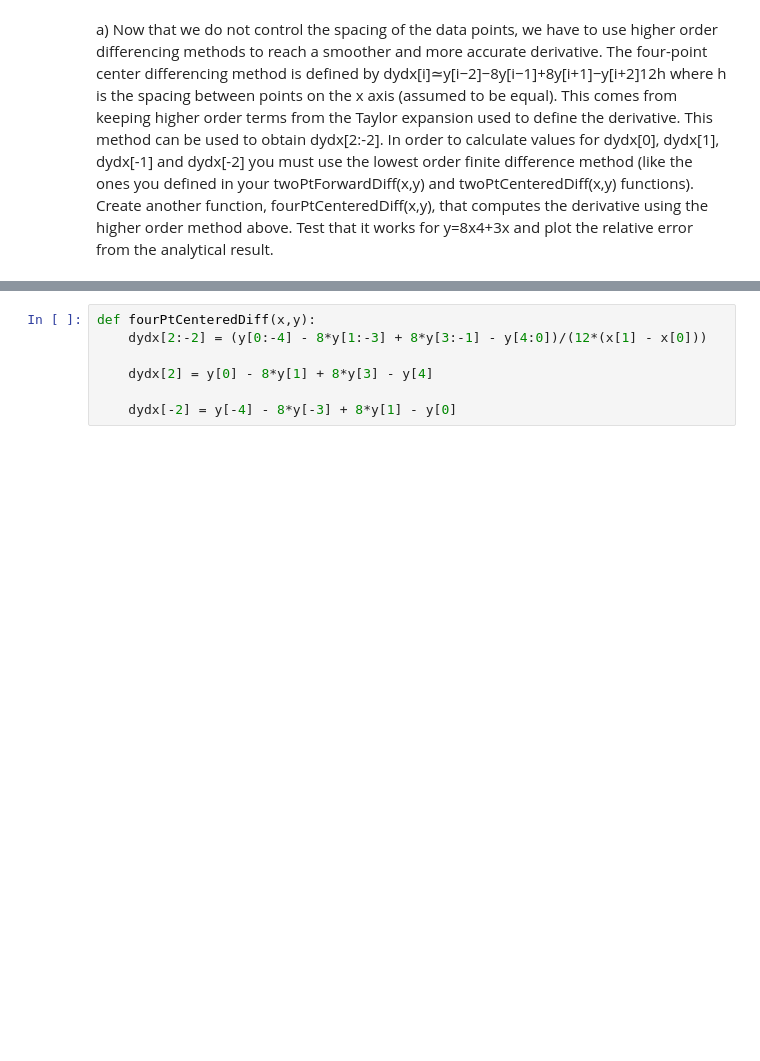
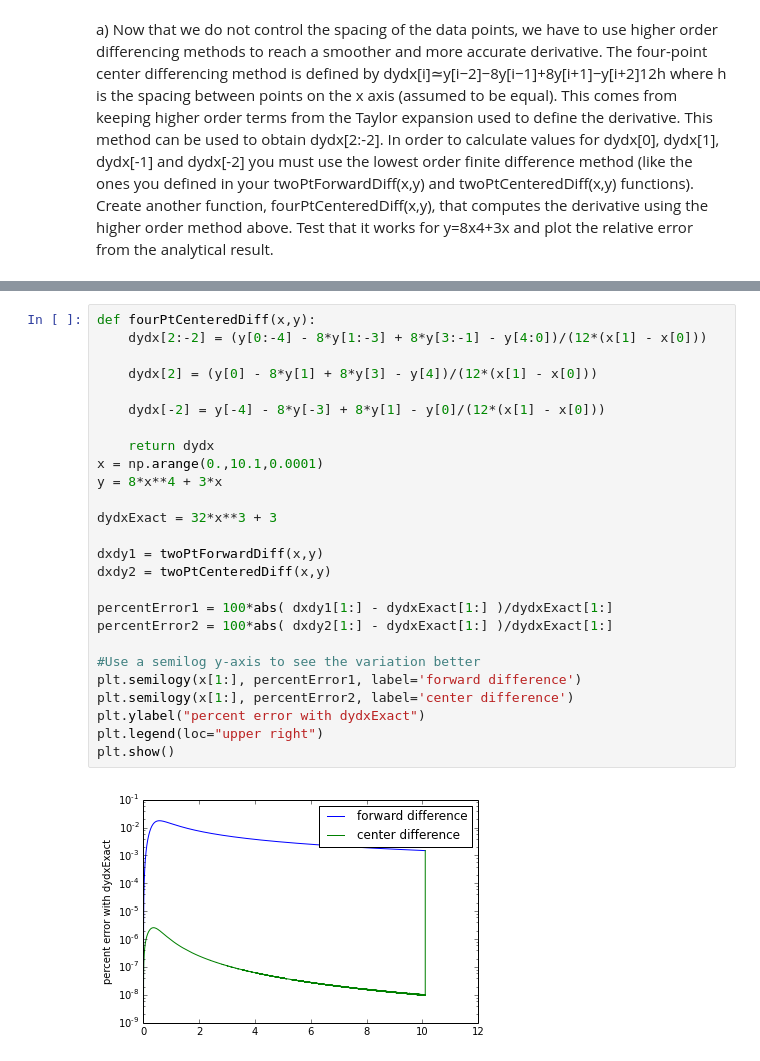
Before and after one commit to sfunkhou/PHYS202-S14, a Jupyter notebook: SciPy/DifferentiationExercises.ipynb, the cells around one changed output, grey strips where cells are left out. Cells and saved outputs as stored; diff of their text form; blank space fills up the shorter version.

```diff
--- a/SciPy/DifferentiationExercises.ipynb
+++ b/SciPy/DifferentiationExercises.ipynb
@@ -150,7 +150,28 @@ plt.plot(x,y)
 # %%
 def fourPtCenteredDiff(x,y):
     dydx[2:-2] = (y[0:-4] - 8*y[1:-3] + 8*y[3:-1] - y[4:0])/(12*(x[1] - x[0]))
 
-    dydx[2] = y[0] - 8*y[1] + 8*y[3] - y[4]
+    dydx[2] = (y[0] - 8*y[1] + 8*y[3] - y[4])/(12*(x[1] - x[0]))
 
-    dydx[-2] = y[-4] - 8*y[-3] + 8*y[1] - y[0]
+    dydx[-2] = y[-4] - 8*y[-3] + 8*y[1] - y[0]/(12*(x[1] - x[0]))
+
+    return dydx
+x = np.arange(0.,10.1,0.0001)
+y = 8*x**4 + 3*x
+
+dydxExact = 32*x**3 + 3
+
+dxdy1 = twoPtForwardDiff(x,y)
+dxdy2 = twoPtCenteredDiff(x,y)
+
+percentError1 = 100*abs( dxdy1[1:] - dydxExact[1:] )/dydxExact[1:]
+percentError2 = 100*abs( dxdy2[1:] - dydxExact[1:] )/dydxExact[1:]
+
+#Use a semilog y-axis to see the variation better
+plt.semilogy(x[1:], percentError1, label='forward difference')
+plt.semilogy(x[1:], percentError2, label='center difference')
+plt.ylabel("percent error with dydxExact")
+plt.legend(loc="upper right")
+plt.show()
+# %% [output]
+[figure, added]
```
Also changed, not shown: parts of 3 cells of this notebook.
